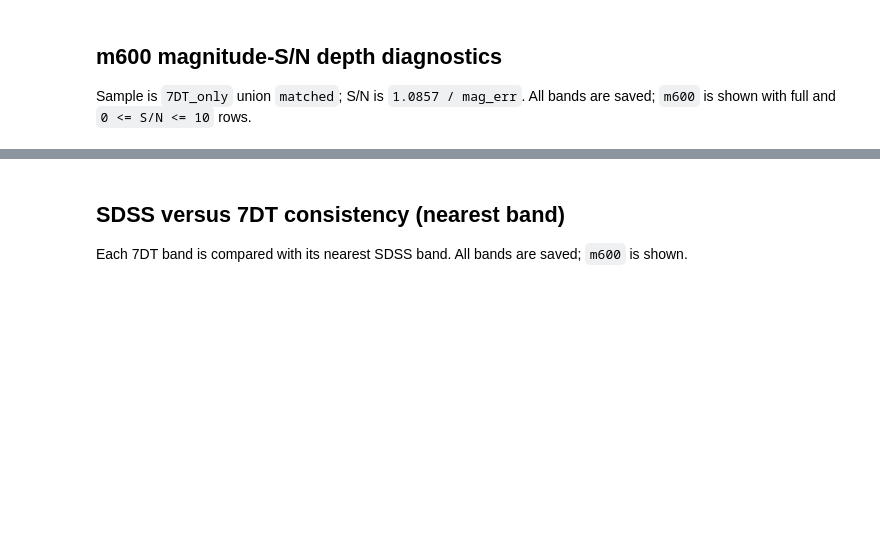
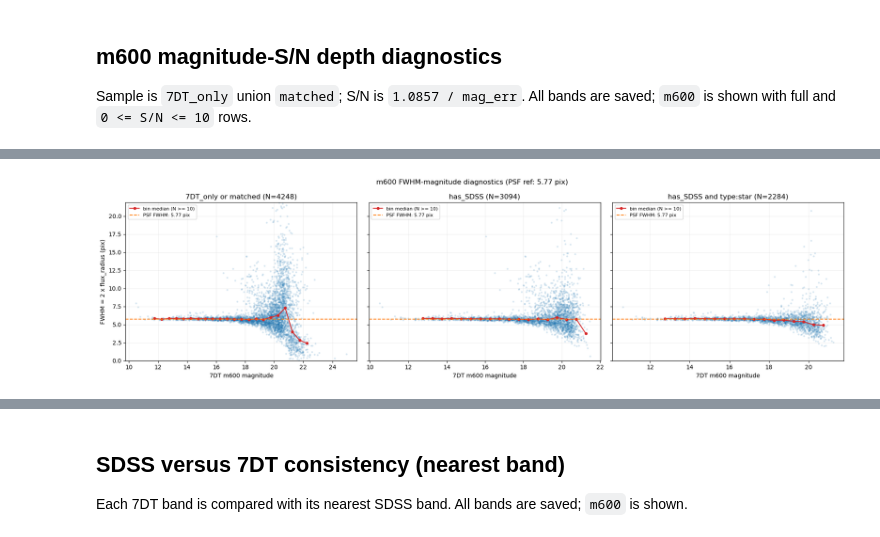
Before and after one commit to gxjudie/7DTonCOSMOS_photoz_validation, a Jupyter notebook: Notebooks/2.2_7DTdepthAnalysis.ipynb, the cells around one changed output, grey strips where cells are left out. Cells and saved outputs as stored; diff of their text form; code cells hidden in the pictures; blank space fills up the shorter version.

```diff
--- a/Notebooks/2.2_7DTdepthAnalysis.ipynb
+++ b/Notebooks/2.2_7DTdepthAnalysis.ipynb
@@ -587,0 +597,79 @@ saved magnitude-S/N figures for 20 bands to /Users/mac_seo/Research_local/7DTonC
+# %%
+# FWHM-magnitude diagnostics for every 7DT band (display: m600 only; all bands saved as PNG).
+FWHM_DIR = DEPTH_FIG_DIR / '04_fwhm_mag'
+FWHM_DIR.mkdir(parents=True, exist_ok=True)
+
+# Per-band PSF reference: fwhm_pix = 2 x r50_med (same definition as 2 x flux_radius).
+_unc_path = MATCH_DIR / 'band_uncertainty.fits'
+_unc = Table.read(_unc_path)
+_unc_bands = _unc['band']
+PSF_FWHM_PIX = {}
+for _b, _f in zip(_unc_bands, _unc['fwhm_pix']):
+    _b = _b.decode().strip() if isinstance(_b, (bytes, np.bytes_)) else str(_b).strip()
+    PSF_FWHM_PIX[_b] = float(_f)
+
+def _fwhm_figure(band, mag, fwhm, base, psf_fwhm, save_path=None, show=False):
+    conds = {
+        '7DT_only or matched': base,
+        'has_SDSS': base & has_sdss_flag,
+        'has_SDSS and type:star': base & sdss_star,
+    }
+    bins = np.arange(np.floor(np.nanmin(mag[base])), np.ceil(np.nanmax(mag[base])) + 0.5, 0.5)
+    locus = {}
+    for name, cond in conds.items():
+        x, y = mag[cond], fwhm[cond]
+        centers, medians = [], []
+        for left, right in zip(bins[:-1], bins[1:]):
+            sel = (x >= left) & (x < right)
+            if np.count_nonzero(sel) >= 10:
+                centers.append((left + right) / 2)
+                medians.append(np.nanmedian(y[sel]))
+        locus[name] = (x, y, centers, medians)
+    lo, hi = np.nanpercentile(fwhm[base], [0.5, 99.5])
+    pad = 0.1 * (hi - lo) if np.isfinite(hi - lo) and hi > lo else 1.0
+    ylim = (max(0.0, lo - pad), hi + pad)
+    fig, axes = plt.subplots(1, 3, figsize=(18, 5), sharey=True)
+    for ax, (name, cond) in zip(axes, conds.items()):
+        x, y, centers, medians = locus[name]
+        ax.scatter(x, y, s=5, alpha=0.12, color='C0', rasterized=True)
+        ax.plot(centers, medians, 'o-', color='C3', markersize=4, linewidth=1.5, label='bin median (N >= 10)')
+        if np.isfinite(psf_fwhm):
+            ax.axhline(psf_fwhm, color='C1', linestyle='--', linewidth=1.4, label=f'PSF FWHM: {psf_fwhm:.2f} pix')
+        ax.set_xlabel(f'7DT {band} magnitude')
+        ax.set_title(f'{name} (N={np.count_nonzero(cond)})')
+        ax.set_ylim(*ylim)
+        ax.grid(alpha=0.2)
+        ax.legend(fontsize=8)
+    axes[0].set_ylabel('FWHM = 2 x flux_radius (pix)')
+    fig.suptitle(f'{band} FWHM-magnitude diagnostics (PSF ref: {psf_fwhm:.2f} pix)')
+    fig.tight_layout()
+    if save_path is not None:
+        fig.savefig(save_path, dpi=150, bbox_inches='tight')
+    if show:
+        plt.show()
+    else:
+        plt.close(fig)
+    return conds
+
+fwhm_rows = []
+for band in BANDS_7DT:
+    mag = _finite_column(master, f'{band}_mag')
+    err = _finite_column(master, f'{band}_mag_err')
+    fr = _finite_column(master, f'{band}_flux_radius')
+    fwhm = 2.0 * fr
+    valid = np.isfinite(mag) & np.isfinite(fwhm) & (fwhm > 0) & np.isfinite(err) & (err > 0)
+    base = np.isin(master_class, ['7dt_only', 'matched']) & valid
+    psf = PSF_FWHM_PIX.get(band, np.nan)
+    conds = _fwhm_figure(band, mag, fwhm, base, psf, save_path=FWHM_DIR / f'{band}_fwhm_mag.png', show=(band == 'm600'))
+    _med = float(np.nanmedian(fwhm[base])) if np.count_nonzero(base) else float('nan')
+    fwhm_rows.append((band, psf, *(np.count_nonzero(conds[k]) for k in ['7DT_only or matched', 'has_SDSS', 'has_SDSS and type:star']), _med))
+    if band == 'm600':
+        print('FWHM-mag population counts (m600):')
+        for name, cond in conds.items():
+            print(f'{name:>24s}: N = {np.count_nonzero(cond)}')
+print('band  psf_fwhm_pix  N_all  N_has_SDSS  N_star  med_fwhm_all_pix')
+for band, psf, na, nb_, nc, med in fwhm_rows:
+    print(f'{band}  {psf:.2f}  {na:5d}  {nb_:5d}  {nc:5d}  {med:.2f}')
+print(f'saved FWHM-magnitude figures for {len(BANDS_7DT)} bands to {FWHM_DIR}')
+# %% [output]
+[figure, added]
```
Also changed, not shown: parts of 8 cells of this notebook, 1 other file.
